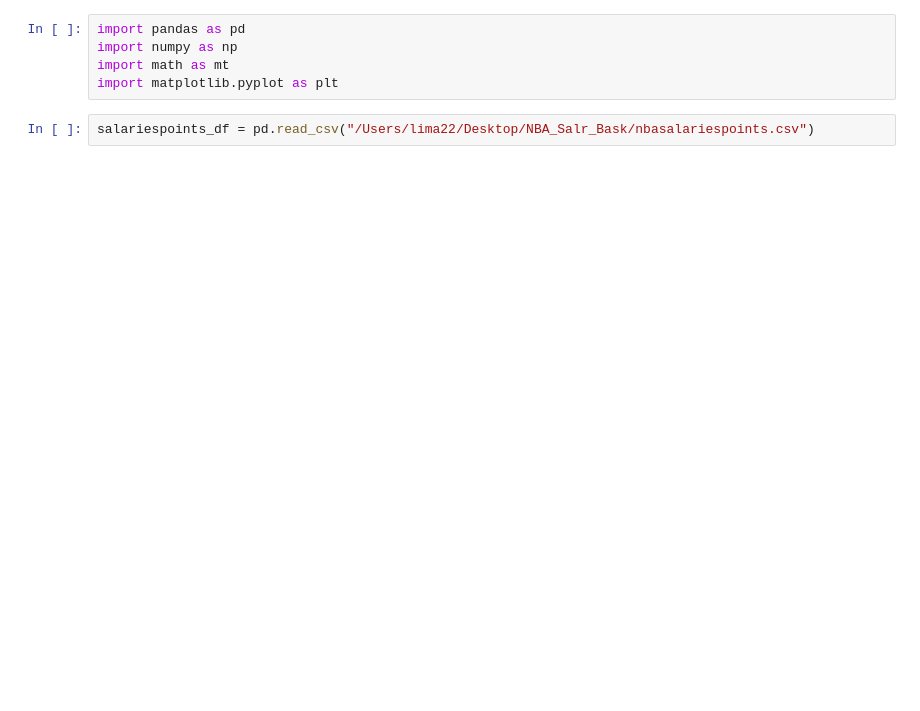
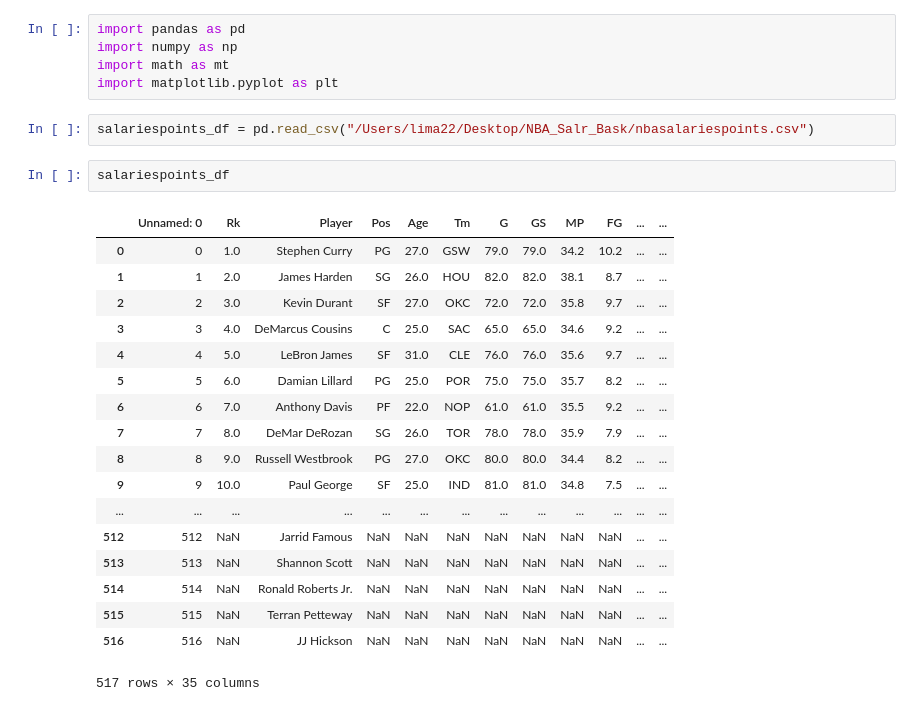
Before and after one commit to alim2022/NBA_Salr_Bask, a Jupyter notebook: Official_Gamescore.ipynb, the cells around one changed output. Drawn from its saved outputs; the diff is of its cells as text; blank space fills up the shorter version.

```diff
--- a/Official_Gamescore.ipynb
+++ b/Official_Gamescore.ipynb
@@ -5,6 +5,27 @@ import math as mt
 import matplotlib.pyplot as plt
 # %%
 salariespoints_df = pd.read_csv("/Users/lima22/Desktop/NBA_Salr_Bask/nbasalariespoints.csv")
+# %%
+salariespoints_df
+# %% [output]
+|  | Unnamed: 0 | Rk | Player | Pos | Age | Tm | G | GS | MP | FG | ... | ... |
+| 0 | 0 | 1.0 | Stephen Curry | PG | 27.0 | GSW | 79.0 | 79.0 | 34.2 | 10.2 | ... | ... |
+| 1 | 1 | 2.0 | James Harden | SG | 26.0 | HOU | 82.0 | 82.0 | 38.1 | 8.7 | ... | ... |
+| 2 | 2 | 3.0 | Kevin Durant | SF | 27.0 | OKC | 72.0 | 72.0 | 35.8 | 9.7 | ... | ... |
+| 3 | 3 | 4.0 | DeMarcus Cousins | C | 25.0 | SAC | 65.0 | 65.0 | 34.6 | 9.2 | ... | ... |
+| 4 | 4 | 5.0 | LeBron James | SF | 31.0 | CLE | 76.0 | 76.0 | 35.6 | 9.7 | ... | ... |
+| 5 | 5 | 6.0 | Damian Lillard | PG | 25.0 | POR | 75.0 | 75.0 | 35.7 | 8.2 | ... | ... |
+| 6 | 6 | 7.0 | Anthony Davis | PF | 22.0 | NOP | 61.0 | 61.0 | 35.5 | 9.2 | ... | ... |
+| 7 | 7 | 8.0 | DeMar DeRozan | SG | 26.0 | TOR | 78.0 | 78.0 | 35.9 | 7.9 | ... | ... |
+| 8 | 8 | 9.0 | Russell Westbrook | PG | 27.0 | OKC | 80.0 | 80.0 | 34.4 | 8.2 | ... | ... |
+| 9 | 9 | 10.0 | Paul George | SF | 25.0 | IND | 81.0 | 81.0 | 34.8 | 7.5 | ... | ... |
+| ... | ... | ... | ... | ... | ... | ... | ... | ... | ... | ... | ... | ... |
+| 512 | 512 | NaN | Jarrid Famous | NaN | NaN | NaN | NaN | NaN | NaN | NaN | ... | ... |
+| 513 | 513 | NaN | Shannon Scott | NaN | NaN | NaN | NaN | NaN | NaN | NaN | ... | ... |
+| 514 | 514 | NaN | Ronald Roberts Jr. | NaN | NaN | NaN | NaN | NaN | NaN | NaN | ... | ... |
+| 515 | 515 | NaN | Terran Petteway | NaN | NaN | NaN | NaN | NaN | NaN | NaN | ... | ... |
+| 516 | 516 | NaN | JJ Hickson | NaN | NaN | NaN | NaN | NaN | NaN | NaN | ... | ... |
+517 rows × 35 columns
 # %%
 Newdf = salariespoints_df[["Player","PTS","FG","FGA","FTA","FT","ORB","DRB","STL","AST","BLK","PF","TOVBLK","TOV","SALARY"]]
 # %% [output]
```
Also changed, not shown: parts of 1 cell of this notebook, 1 other file.
